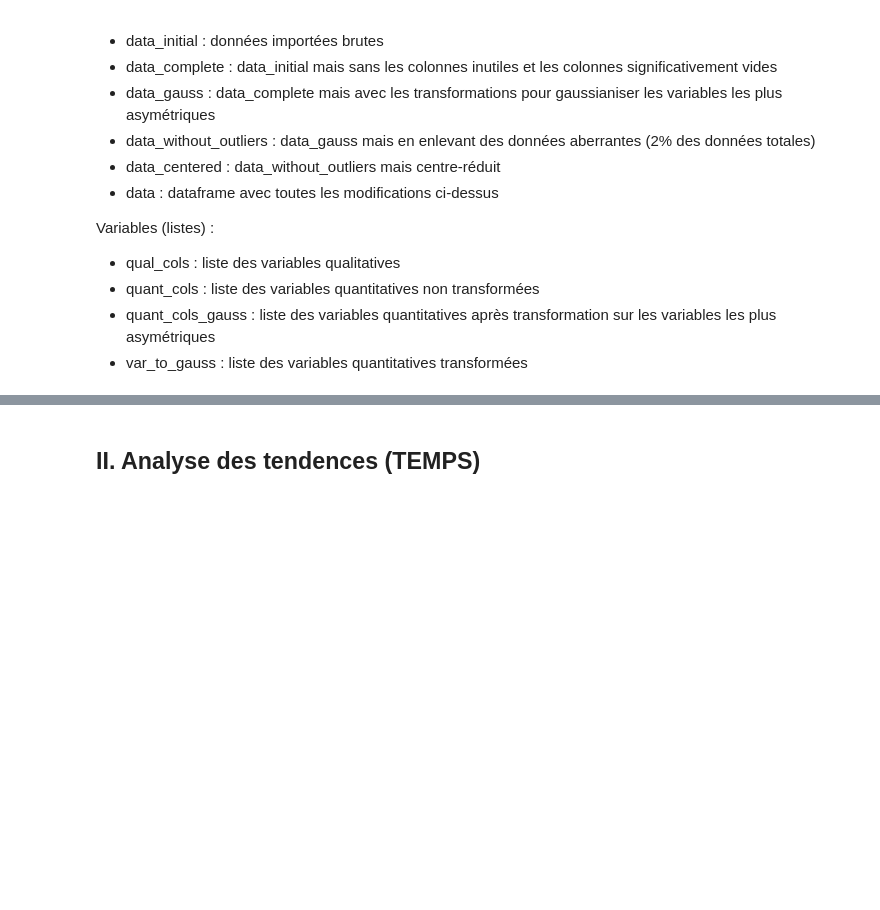
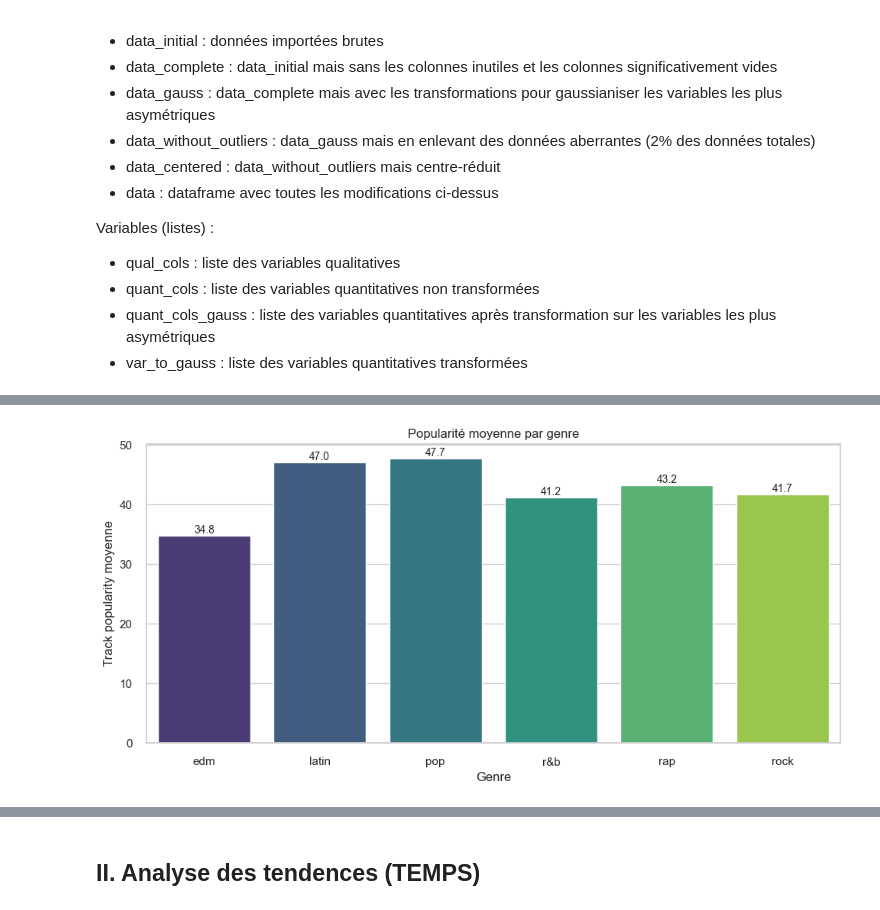
Before and after one commit to InesBafaluy/musique, a Jupyter notebook: rapport_spotify.ipynb, the cells around one changed output, grey strips where cells are left out. Cells and saved outputs as stored; diff of their text form; code cells hidden in the pictures; blank space fills up the shorter version.

```diff
--- a/rapport_spotify.ipynb
+++ b/rapport_spotify.ipynb
@@ -716,0 +964,80 @@ dtype: int64
+# %%
+sns.set_theme(style="whitegrid")
+
+# =========================
+# Popularité moyenne / genre
+# =========================
+pop_genre = (
+    data_complete
+    .groupby("playlist_genre", as_index=False)["track_popularity"]
+    .mean()
+    .sort_values("track_popularity", ascending=False)
+)
+
+plt.figure(figsize=(10,5))
+ax = sns.barplot(
+    data=pop_genre,
+    x="playlist_genre",
+    y="track_popularity",
+    hue="playlist_genre",
+    dodge=False,
+    palette="viridis",
+    legend=False
+)
+
+for p in ax.patches:
+    ax.annotate(f"{p.get_height():.1f}",
+                (p.get_x()+p.get_width()/2, p.get_height()),
+                ha="center", va="bottom", fontsize=10)
+
+plt.title("Popularité moyenne par genre")
+plt.xlabel("Genre")
+plt.ylabel("Track popularity moyenne")
+plt.tight_layout()
+plt.show()
+
+import matplotlib.pyplot as plt
+import seaborn as sns
+import pandas as pd
+
+sns.set_theme(style="whitegrid")
+
+# popularité moyenne par sous-genre
+pop_subgenre = (
+    data_complete
+    .groupby(["playlist_genre", "playlist_subgenre"], as_index=False)["track_popularity"]
+    .mean()
+    .sort_values("track_popularity", ascending=False)
+)
+
+plt.figure(figsize=(18,7))
+
+ax = sns.barplot(
+    data=pop_subgenre,
+    x="playlist_subgenre",
+    y="track_popularity",
+    order=pop_subgenre["playlist_subgenre"],
+    hue="playlist_genre",
+    dodge=False,
+    palette="viridis"
+)
+
+for p in ax.patches:
+    h = p.get_height()
+    ax.annotate(
+        f"{h:.1f}",
+        (p.get_x() + p.get_width()/2, h),
+        ha="center",
+        va="bottom",
+        fontsize=7
+    )
+
+plt.title("Popularité moyenne des sous-genres")
+plt.xlabel("Sous-genre")
+plt.ylabel("Popularité moyenne")
+plt.xticks(rotation=65, ha="right")
+plt.legend(title="Genre")
+plt.tight_layout()
+plt.show()
+# %% [output]
+[figure, added]
```
Also changed, not shown: parts of 46 cells of this notebook, 2 other files.
